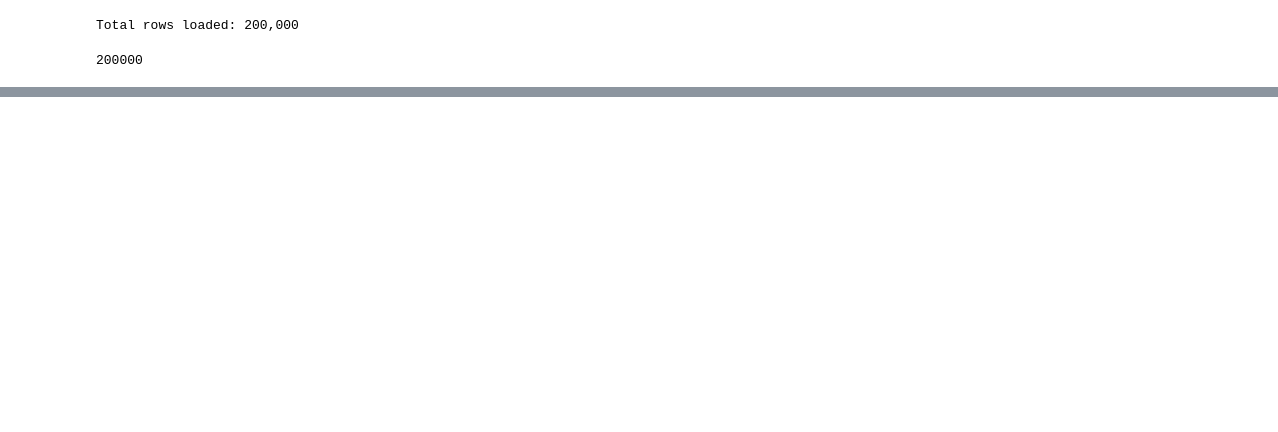
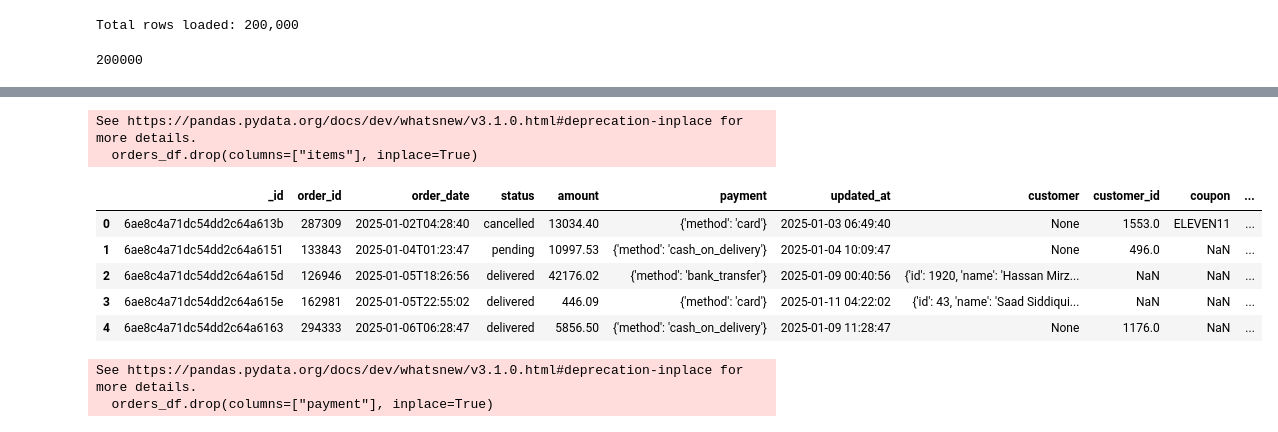
Before and after one commit to aliturab99/Data-Engineer-Project, a Jupyter notebook: data_extractions.ipynb, the cells around one changed output, grey strips where cells are left out. Drawn from its saved outputs; the diff is of its cells as text; code cells hidden in the pictures; blank space fills up the shorter version.

```diff
--- a/data_extractions.ipynb
+++ b/data_extractions.ipynb
@@ -147,0 +202,16 @@ Shape: (5000, 12)
+# %%
+orders_df["category"] = orders_df["items"].apply(lambda x: setItemsData(x, "category"))
+orders_df["quantity"] = orders_df["items"].apply(lambda x: setItemsData(x, "quantity"))
+orders_df.drop(columns=["items"], inplace=True)
+# %% [output]
+See https://pandas.pydata.org/docs/dev/whatsnew/v3.1.0.html#deprecation-inplace for more details.
+  orders_df.drop(columns=["items"], inplace=True)
+# %%
+orders_df.head()
+# %% [output]
+|  | _id | order_id | order_date | status | amount | payment | updated_at | customer | customer_id | coupon | ... |
+| 0 | 6ae8c4a71dc54dd2c64a613b | 287309 | 2025-01-02T04:28:40 | cancelled | 13034.40 | {'method': 'card'} | 2025-01-03 06:49:40 | None | 1553.0 | ELEVEN11 | ... |
+| 1 | 6ae8c4a71dc54dd2c64a6151 | 133843 | 2025-01-04T01:23:47 | pending | 10997.53 | {'method': 'cash_on_delivery'} | 2025-01-04 10:09:47 | None | 496.0 | NaN | ... |
+| 2 | 6ae8c4a71dc54dd2c64a615d | 126946 | 2025-01-05T18:26:56 | delivered | 42176.02 | {'method': 'bank_transfer'} | 2025-01-09 00:40:56 | {'id': 1920, 'name': 'Hassan Mirz... | NaN | NaN | ... |
+| 3 | 6ae8c4a71dc54dd2c64a615e | 162981 | 2025-01-05T22:55:02 | delivered | 446.09 | {'method': 'card'} | 2025-01-11 04:22:02 | {'id': 43, 'name': 'Saad Siddiqui... | NaN | NaN | ... |
+| 4 | 6ae8c4a71dc54dd2c64a6163 | 294333 | 2025-01-06T06:28:47 | delivered | 5856.50 | {'method': 'cash_on_delivery'} | 2025-01-09 11:28:47 | None | 1176.0 | NaN | ... |
@@ -147,0 +221,6 @@ Shape: (5000, 12)
+# %%
+orders_df["payment_method"] = orders_df["payment"].apply(lambda x: setPaymentMethod(x))
+orders_df.drop(columns=["payment"], inplace=True)
+# %% [output]
+See https://pandas.pydata.org/docs/dev/whatsnew/v3.1.0.html#deprecation-inplace for more details.
+  orders_df.drop(columns=["payment"], inplace=True)
```
Also changed, not shown: parts of 17 cells of this notebook.
